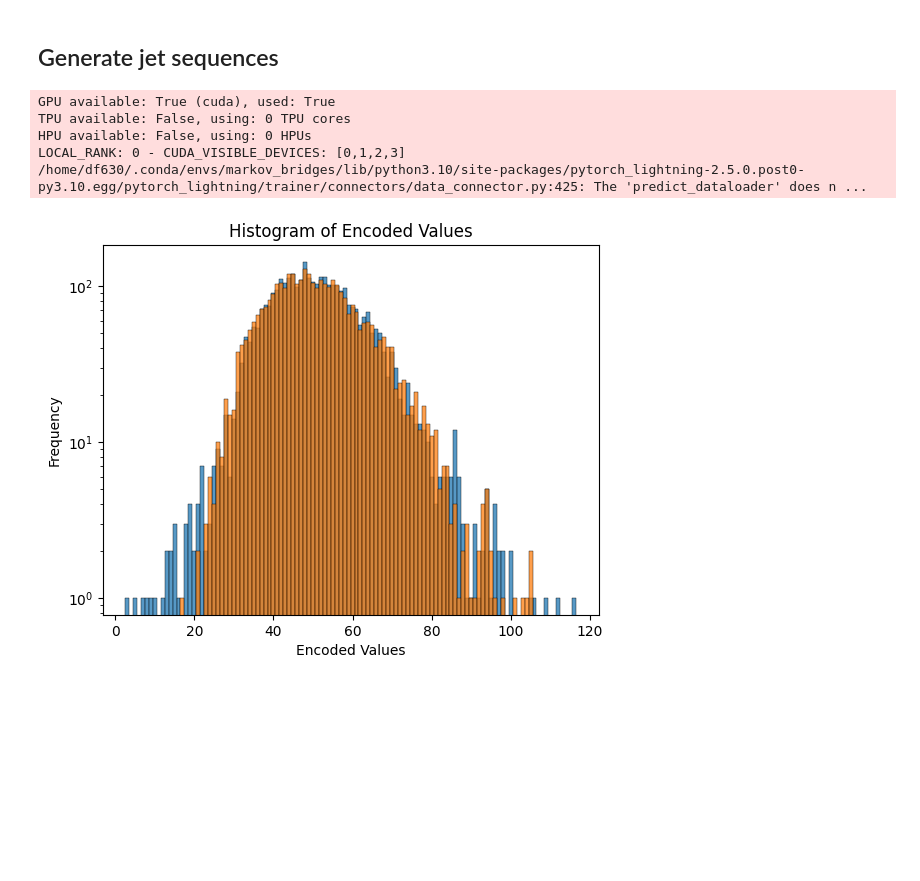
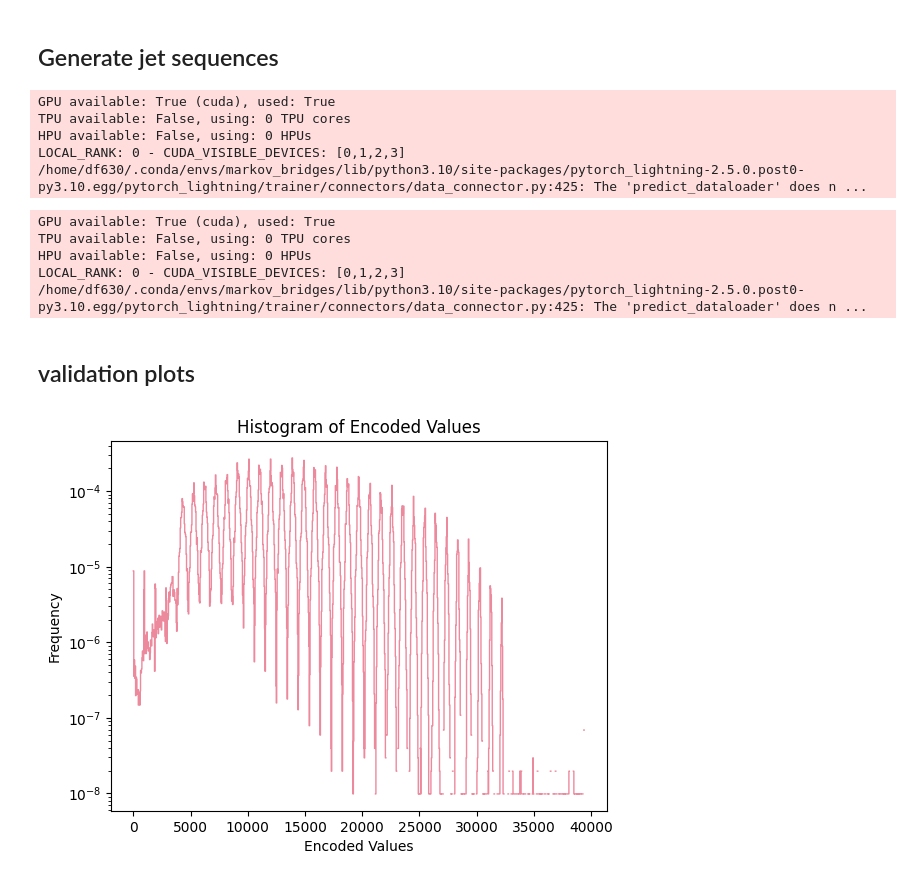
Before and after one commit to dfaroughy/SyntheticJets, a Jupyter notebook: jetclass_data.ipynb, the cells around one changed output. Drawn from its saved outputs; the diff is of its cells as text; code cells hidden in the pictures; blank space fills up the shorter version.

```diff
--- a/jetclass_data.ipynb
+++ b/jetclass_data.ipynb
@@ -86,47 +43,63 @@ from torch.utils.data import DataLoader
 from models import JetGPT2Model
 
 ###############################################################################
-N = 3500  # num gen jets
-tag = 'fine'
-signal_id = "e66587b2c59b4773a97aa4afabd9b095"        # comet run folder
+N = 50_000  # num gen jets
+sig_id = "e66587b2c59b4773a97aa4afabd9b095"        # comet run folder
+bkg_id = "bfd0ed551863419a8a30e04b5a2fbae6"
 path = "/home/df630/SyntheticJets/experiments/results/comet/tokenized-jets/"
 ###############################################################################
-
-#...Signal
-
-#...load ckpt and generate data from pretrained GPT2
-
-sig_gpt2 = JetGPT2Model.load_from_checkpoint(f"{path}/{signal_id}/checkpoints/best.ckpt")
-sig_gpt2.top_k = sig_gpt2.start_token # remove top_k default cut
-prompts = torch.full((N, 1), sig_gpt2.start_token, dtype=torch.long, device=sig_gpt2.device)
-prompt_dataloadeer = DataLoader(prompts, batch_size=1024, shuffle=False)
-
-
-generator = L.Trainer(accelerator="gpu", devices=[0])
-sig_gen_seq = generator.predict(sig_gpt2, dataloaders=prompt_dataloadeer)
-sig_gen_seq = torch.cat(sig_gen_seq, dim=0)
-# %% [output]
-GPU available: True (cuda), used: True
-TPU available: False, using: 0 TPU cores
-HPU available: False, using: 0 HPUs
-LOCAL_RANK: 0 - CUDA_VISIBLE_DEVICES: [0,1,2,3]
-/home/df630/.conda/envs/markov_bridges/lib/python3.10/site-packages/pytorch_lightning-2.5.0.post0-py3.10.egg/pytorch_lightning/trainer/connectors/data_connector.py:425: The 'predict_dataloader' does n ...
+# %%
+#...Tops
+
+tops_gpt2 = JetGPT2Model.load_from_checkpoint(f"{path}/{sig_id}/checkpoints/best.ckpt")
+tops_gpt2.top_k = 5000 #tops_gpt2.start_token # remove top_k default cut
+
+prompts = torch.full((N, 1), tops_gpt2.start_token, dtype=torch.long, device=tops_gpt2.device)
+prompt_dataloadeer = DataLoader(prompts, batch_size=1024, shuffle=False)
+
+generator = L.Trainer(accelerator="gpu", devices=[0])
+tops_gen_seq = generator.predict(tops_gpt2, dataloaders=prompt_dataloadeer)
+tops_gen_seq = torch.cat(tops_gen_seq, dim=0)
+
+np.save(f'{path}{sig_id}/gen_tops_seq_gpt2_top5000.npy', tops_gen_seq)
+# %% [output]
+GPU available: True (cuda), used: True
+TPU available: False, using: 0 TPU cores
+HPU available: False, using: 0 HPUs
+LOCAL_RANK: 0 - CUDA_VISIBLE_DEVICES: [0,1,2,3]
+/home/df630/.conda/envs/markov_bridges/lib/python3.10/site-packages/pytorch_lightning-2.5.0.post0-py3.10.egg/pytorch_lightning/trainer/connectors/data_connector.py:425: The 'predict_dataloader' does n ...
+# %%
+#...QCD
+
+qcd_gpt2 = JetGPT2Model.load_from_checkpoint(f"{path}/{bkg_id}/checkpoints/best.ckpt")
+qcd_gpt2.top_k = 5000 #qcd_gpt2.start_token # remove top_k default cut
+
+prompts = torch.full((N, 1), qcd_gpt2.start_token, dtype=torch.long, device=qcd_gpt2.device)
+prompt_dataloadeer = DataLoader(prompts, batch_size=1024, shuffle=False)
+
+generator = L.Trainer(accelerator="gpu", devices=[1])
+qcd_gen_seq = generator.predict(qcd_gpt2, dataloaders=prompt_dataloadeer)
+qcd_gen_seq = torch.cat(qcd_gen_seq, dim=0)
+np.save(f'{path}{bkg_id}/gen_qcd_seq_gpt2_top5000.npy', qcd_gen_seq)
+# %% [output]
+GPU available: True (cuda), used: True
+TPU available: False, using: 0 TPU cores
+HPU available: False, using: 0 HPUs
+LOCAL_RANK: 0 - CUDA_VISIBLE_DEVICES: [0,1,2,3]
+/home/df630/.conda/envs/markov_bridges/lib/python3.10/site-packages/pytorch_lightning-2.5.0.post0-py3.10.egg/pytorch_lightning/trainer/connectors/data_connector.py:425: The 'predict_dataloader' does n ...
+# %% [markdown]
+## validation plots
 # %%
 import matplotlib.pyplot as plt
 import seaborn as sns
 
-test = torch.tensor(jets[:3500])
-
-
-sns.histplot((sig_gen_seq != -1).sum(dim=1), discrete=True)
-sns.histplot((test != -1).sum(dim=1), discrete=True )
+sns.histplot(tops_gen_seq[tops_gen_seq>=0], lw=1,bins=1000, fill=False, alpha=0.5, label='sample', element='step', stat='density', color='crimson', log_scale=(False, True))
 plt.xlabel('Encoded Values')
 plt.ylabel('Frequency')
 plt.title('Histogram of Encoded Values')
-plt.yscale('log')
 plt.show()
 # %% [output]
-[figure, old version]
+[figure, new version]
 # %%
 import matplotlib.pyplot as plt
 import seaborn as sns
```
Also changed, not shown: parts of 32 cells of this notebook, 4 other files.
